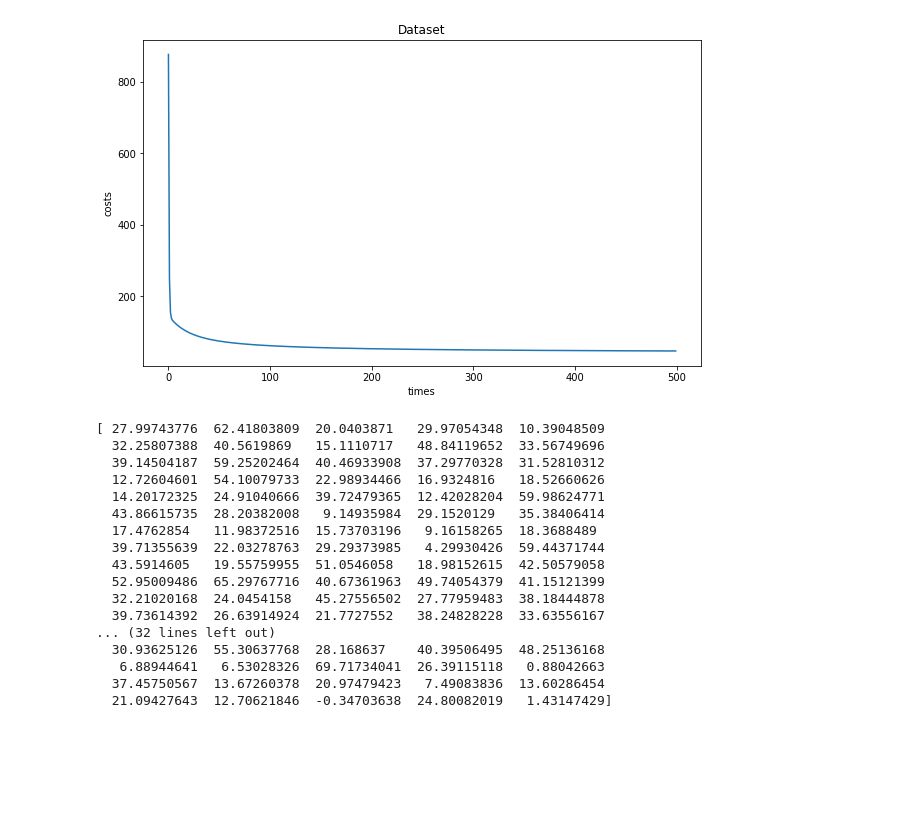
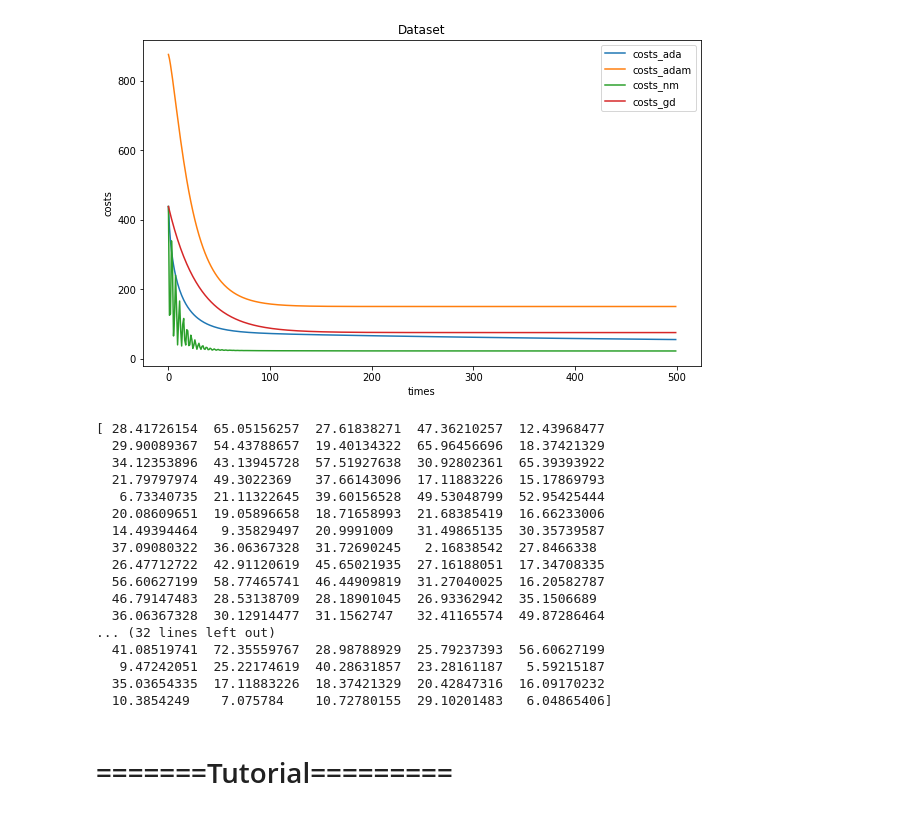
Before and after one commit to liddalidd/ML_basic, a Jupyter notebook: ML by Hungyi Lee/Linear_Regression/Linear_Regression.ipynb, the cells around one changed output. Cells and saved outputs as stored; diff of their text form; code cells hidden in the pictures; blank space fills up the shorter version.

```diff
--- a/ML by Hungyi Lee/Linear_Regression/Linear_Regression.ipynb
+++ b/ML by Hungyi Lee/Linear_Regression/Linear_Regression.ipynb
@@ -128,0 +197,31 @@ print(costs_gd[-1])
+# %%
+# Adam
+
+l_rate=0.001
+repeat=500
+
+m_w,m_b,v_w,v_b=0,0,0,0
+p1=0.9
+p2=0.999
+e=1e-8
+
+costs_adam = []
+w_adam = np.zeros(len(x[0]))
+#Train Adam
+for i in range(repeat):
+    y_p=np.dot(x,w_adam)
+    cost=(1/m)*np.sum(((y_p-y)**2))
+    costs_adam.append(cost)
+
+    d_w=(2/m)*np.sum(np.dot(x.T,(y_p-y)))
+
+    m_w=m_w*p1+(1-p1)*d_w
+    v_w=v_w*p2+(1-p2)*(d_w**2)
+    m_w_t=m_w/(1-p1)
+    v_w_t=v_w/(1-p2)
+    w_adam=w_adam-l_rate*m_w_t/(np.sqrt(v_w_t)+e)
+
+
+np.save("model.npy",w_adam)
+plt.plot(np.arange(repeat), costs_adam)
+print(costs_adam[-1])
@@ -129,15 +231,18 @@ print(costs_gd[-1])
 # %%
-import matplotlib.pyplot as plt
 
 fig = plt.figure(figsize=(10,6))
-# plt.plot(np.arange(500), costs_r) #blue
-plt.plot(np.arange(500), costs_gd)  #orange
+plt.plot(np.arange(repeat), costs_ada, label='costs_ada')
+plt.plot(np.arange(repeat), costs_adam, label='costs_adam')
+plt.plot(np.arange(repeat), costs_nm, label='costs_nm')
+plt.plot(np.arange(repeat), costs_gd, label='costs_gd')
+
+legend = plt.legend(loc='best')
 plt.title("Dataset")
 plt.xlabel("times")
 plt.ylabel("costs")
 plt.show()
 # %% [output]
-[figure, old version]
+[figure, new version]
 # %%
 # model=np.load("model.npy")
 test=pd.read_csv("test.csv")
@@ -147,23 +252,25 @@ t.drop(["date","testmaterial"],axis=1,inplace=True)
 t=np.array(t,float) #240*9
 t=np.concatenate((np.ones((t.shape[0],1)),t), axis=1)#240*10
 res=[]
-res=np.dot(t,w_gd)+b
+res=np.dot(t,w_gd)
 print(res)
 # %% [output]
-[ 27.99743776  62.41803809  20.0403871   29.97054348  10.39048509
-  32.25807388  40.5619869   15.1110717   48.84119652  33.56749696
-  39.14504187  59.25202464  40.46933908  37.29770328  31.52810312
-  12.72604601  54.10079733  22.98934466  16.9324816   18.52660626
-  14.20172325  24.91040666  39.72479365  12.42028204  59.98624771
-  43.86615735  28.20382008   9.14935984  29.1520129   35.38406414
-  17.4762854   11.98372516  15.73703196   9.16158265  18.3688489
-  39.71355639  22.03278763  29.29373985   4.29930426  59.44371744
-  43.5914605   19.55759955  51.0546058   18.98152615  42.50579058
-  52.95009486  65.29767716  40.67361963  49.74054379  41.15121399
-  32.21020168  24.0454158   45.27556502  27.77959483  38.18444878
-  39.73614392  26.63914924  21.7727552   38.24828228  33.63556167
+[ 28.41726154  65.05156257  27.61838271  47.36210257  12.43968477
+  29.90089367  54.43788657  19.40134322  65.96456696  18.37421329
+  34.12353896  43.13945728  57.51927638  30.92802361  65.39393922
+  21.79797974  49.3022369   37.66143096  17.11883226  15.17869793
+   6.73340735  21.11322645  39.60156528  49.53048799  52.95425444
+  20.08609651  19.05896658  18.71658993  21.68385419  16.66233006
+  14.49394464   9.35829497  20.9991009   31.49865135  30.35739587
+  37.09080322  36.06367328  31.72690245   2.16838542  27.8466338
+  26.47712722  42.91120619  45.65021935  27.16188051  17.34708335
+  56.60627199  58.77465741  46.44909819  31.27040025  16.20582787
+  46.79147483  28.53138709  28.18901045  26.93362942  35.1506689
+  36.06367328  30.12914477  31.1562747   32.41165574  49.87286464
 ... (32 lines left out)
-  30.93625126  55.30637768  28.168637    40.39506495  48.25136168
-   6.88944641   6.53028326  69.71734041  26.39115118   0.88042663
-  37.45750567  13.67260378  20.97479423   7.49083836  13.60286454
-  21.09427643  12.70621846  -0.34703638  24.80082019   1.43147429]
+  41.08519741  72.35559767  28.98788929  25.79237393  56.60627199
+   9.47242051  25.22174619  40.28631857  23.28161187   5.59215187
+  35.03654335  17.11883226  18.37421329  20.42847316  16.09170232
+  10.3854249    7.075784    10.72780155  29.10201483   6.04865406]
+# %% [markdown]
+#  =======Tutorial=========
```
Also changed, not shown: parts of 16 cells of this notebook, 14 other files.
